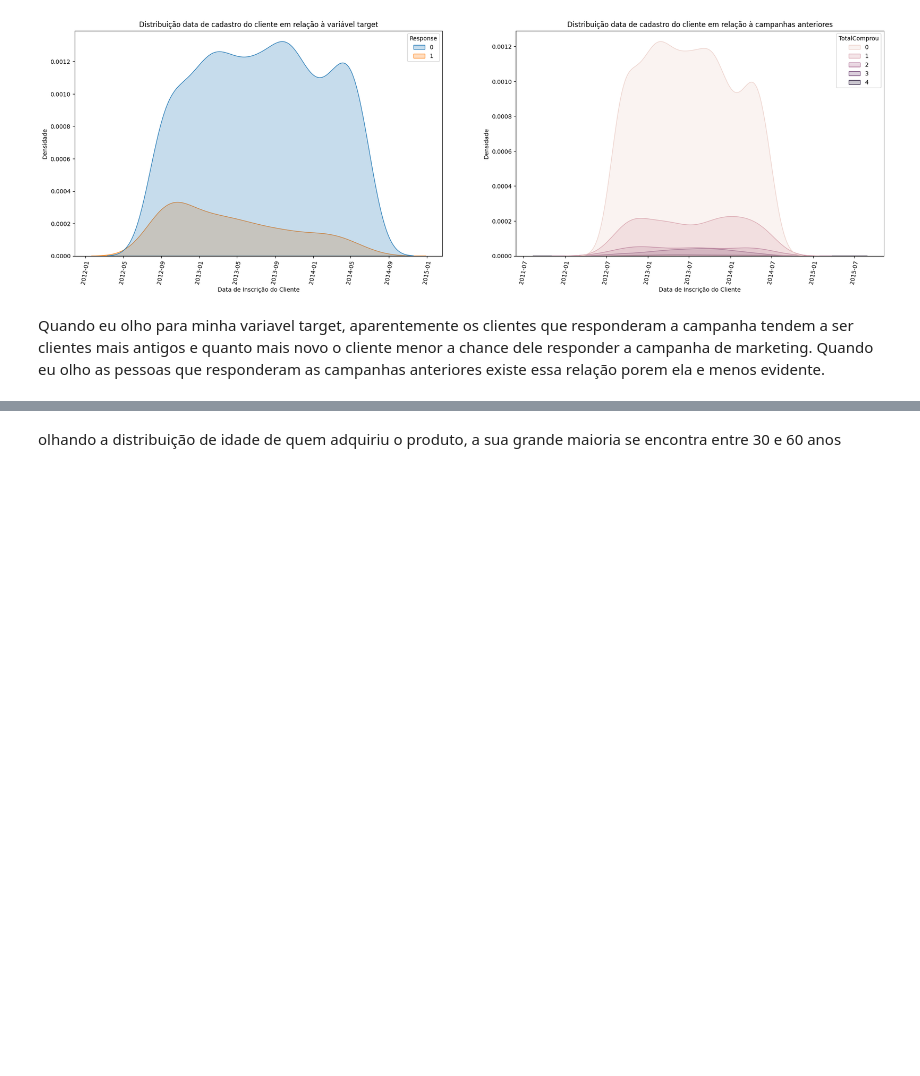
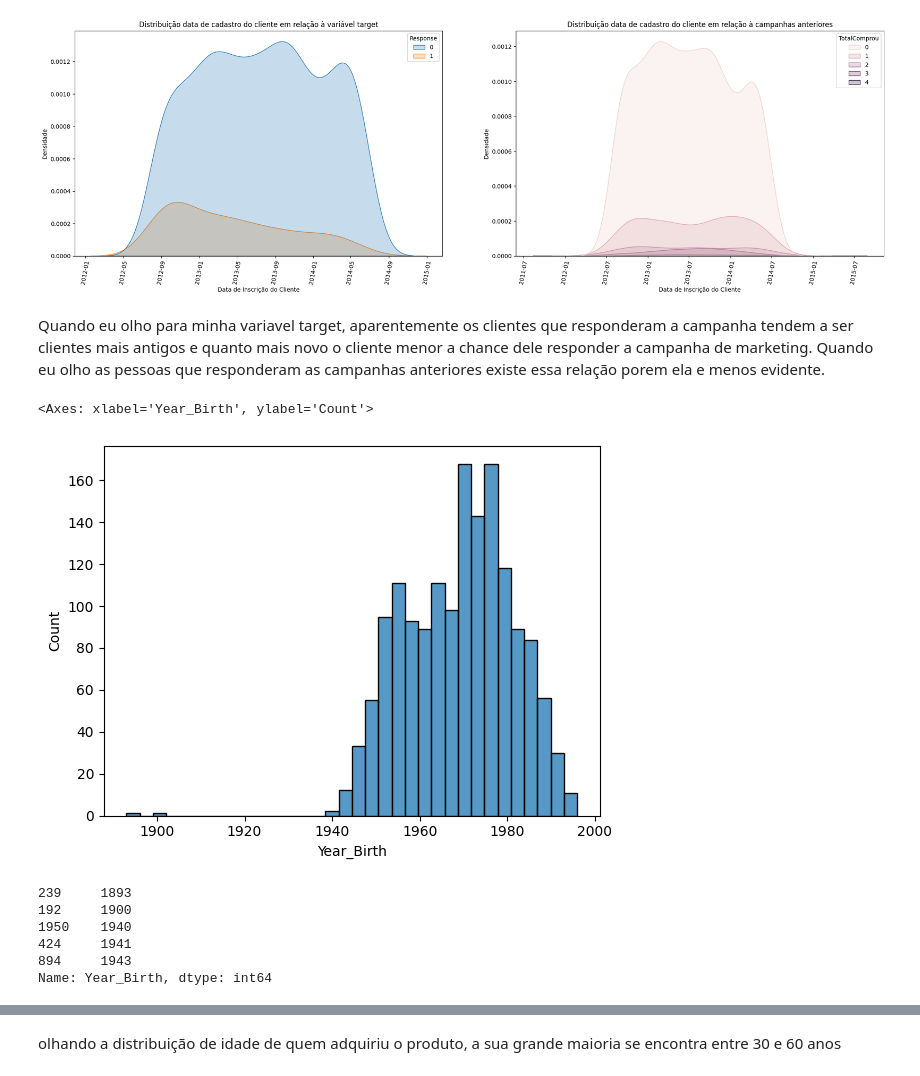
Before and after one commit to DionesGouvea/propensao_compra, a Jupyter notebook: Propensão_Marketing.ipynb, the cells around one changed output, grey strips where cells are left out. Cells and saved outputs as stored; diff of their text form; code cells hidden in the pictures; blank space fills up the shorter version.

```diff
--- a/Propensão_Marketing.ipynb
+++ b/Propensão_Marketing.ipynb
@@ -314,3 +317,17 @@ plt.show()
 # %% [markdown]
 Quando eu olho para minha variavel target, aparentemente os clientes que responderam a campanha tendem a ser clientes mais antigos e quanto mais novo o cliente menor a chance dele responder a campanha de marketing.
 Quando eu olho as pessoas que responderam as campanhas anteriores existe essa relação porem ela e menos evidente.
+# %%
+sns.histplot(df_train.Year_Birth)
+# %% [output]
+<Axes: xlabel='Year_Birth', ylabel='Count'>
+[figure, added]
+# %%
+df_train.Year_Birth.nsmallest(5)
+# %% [output]
+239     1893
+192     1900
+1950    1940
+424     1941
+894     1943
+Name: Year_Birth, dtype: int64
```
Also changed, not shown: parts of 46 cells of this notebook.
